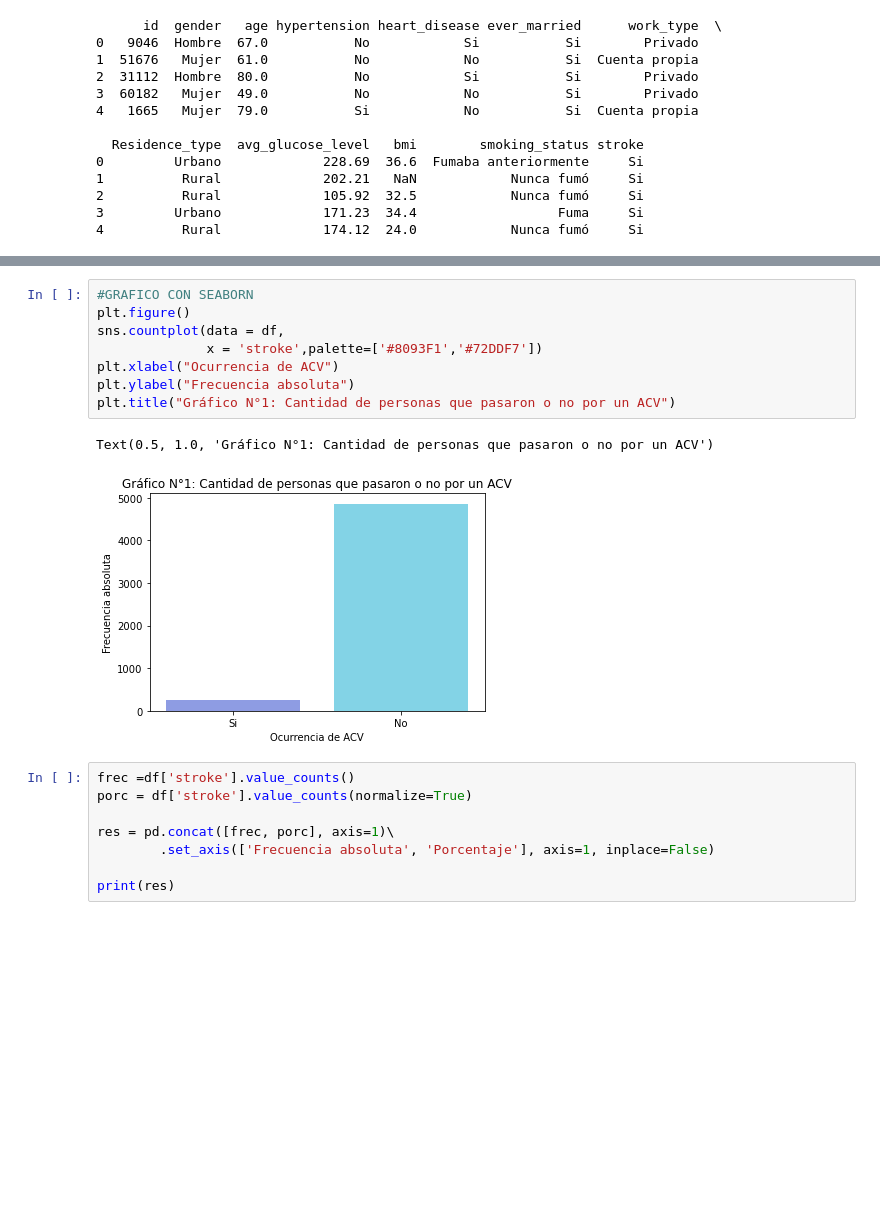
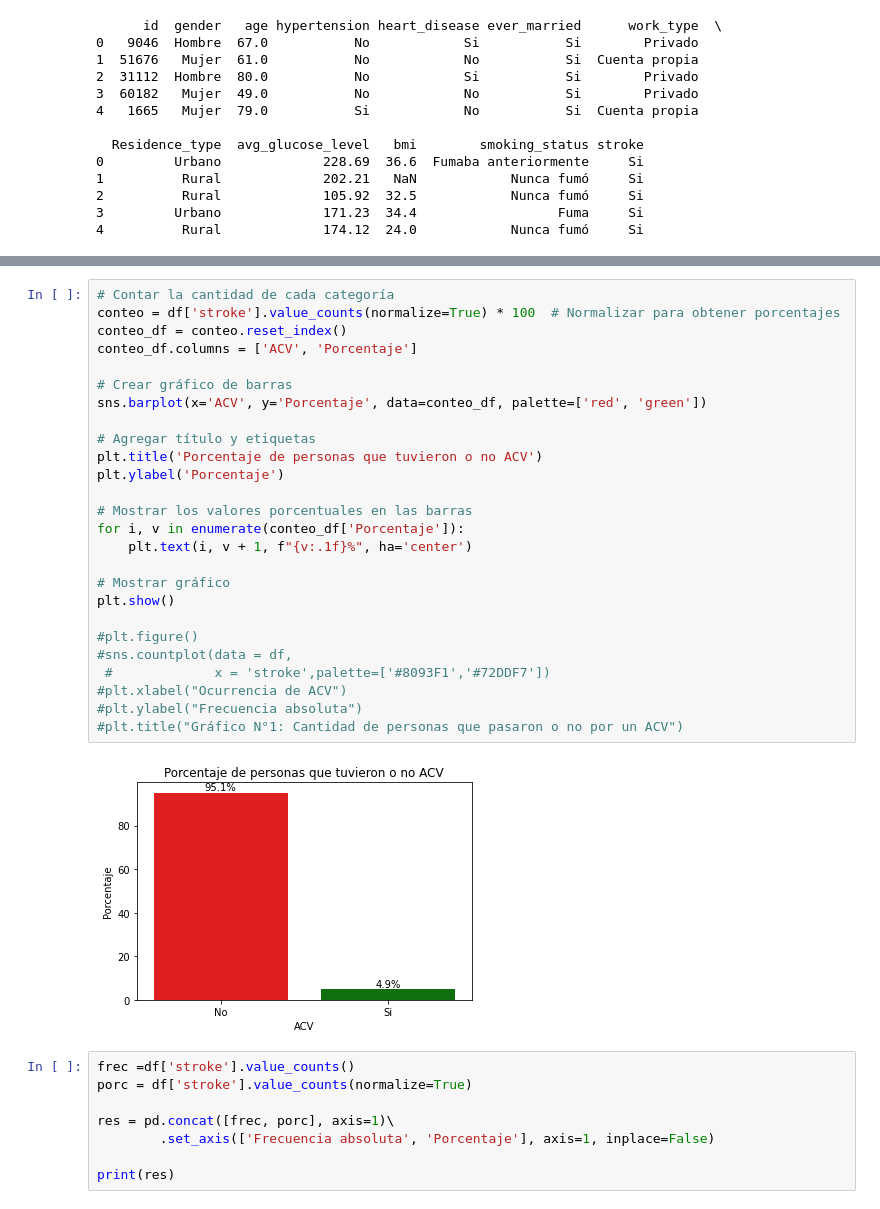
Before and after one commit to mfaranna/Proyecto_ds, a Jupyter notebook: ProyectoDS_Faranna.ipynb, the cells around one changed output, grey strips where cells are left out. Saved outputs shown, nothing was run; the diff lists cells and outputs as text; blank space fills up the shorter version.

```diff
--- a/ProyectoDS_Faranna.ipynb
+++ b/ProyectoDS_Faranna.ipynb
@@ -131,14 +121,31 @@ max           271.740000    97.600000     1.000000
 # %%
-#GRAFICO CON SEABORN
-plt.figure()
-sns.countplot(data = df,
-              x = 'stroke',palette=['#8093F1','#72DDF7'])
-plt.xlabel("Ocurrencia de ACV")
-plt.ylabel("Frecuencia absoluta")
-plt.title("Gráfico N°1: Cantidad de personas que pasaron o no por un ACV")
+# Contar la cantidad de cada categoría
+conteo = df['stroke'].value_counts(normalize=True) * 100  # Normalizar para obtener porcentajes
+conteo_df = conteo.reset_index()
+conteo_df.columns = ['ACV', 'Porcentaje']
+
+# Crear gráfico de barras
+sns.barplot(x='ACV', y='Porcentaje', data=conteo_df, palette=['red', 'green'])
+
+# Agregar título y etiquetas
+plt.title('Porcentaje de personas que tuvieron o no ACV')
+plt.ylabel('Porcentaje')
+
+# Mostrar los valores porcentuales en las barras
+for i, v in enumerate(conteo_df['Porcentaje']):
+    plt.text(i, v + 1, f"{v:.1f}%", ha='center')
+
+# Mostrar gráfico
+plt.show()
+
+#plt.figure()
+#sns.countplot(data = df,
+ #             x = 'stroke',palette=['#8093F1','#72DDF7'])
+#plt.xlabel("Ocurrencia de ACV")
+#plt.ylabel("Frecuencia absoluta")
+#plt.title("Gráfico N°1: Cantidad de personas que pasaron o no por un ACV")
 # %% [output]
-Text(0.5, 1.0, 'Gráfico N°1: Cantidad de personas que pasaron o no por un ACV')
-[figure, old version]
+[figure, new version]
 # %%
 frec =df['stroke'].value_counts()
 porc = df['stroke'].value_counts(normalize=True)
```
Also changed, not shown: parts of 27 cells of this notebook, 1 other file.
